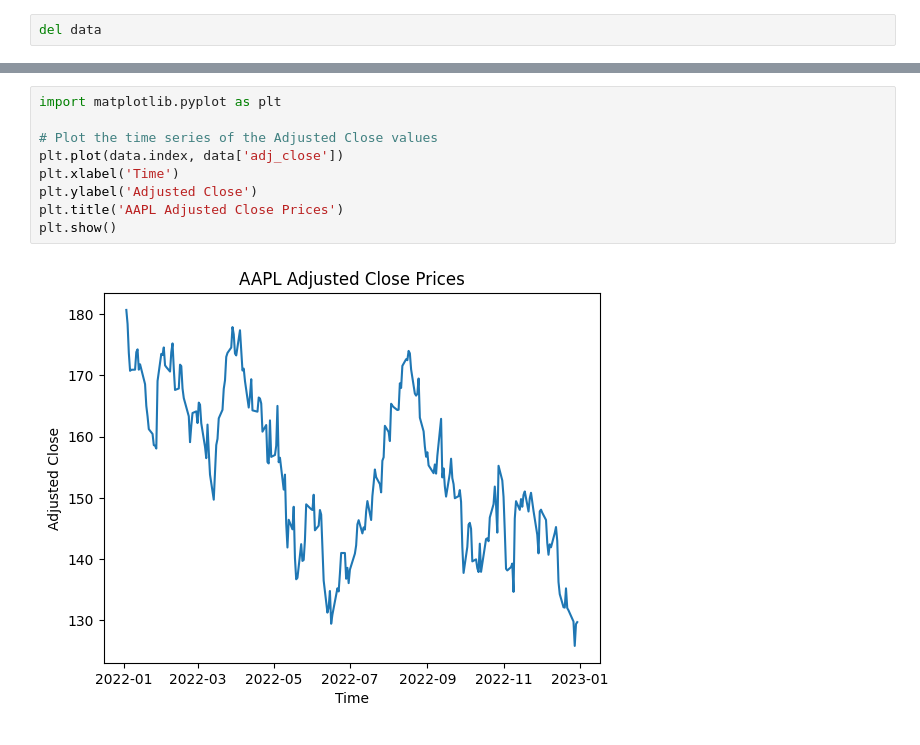
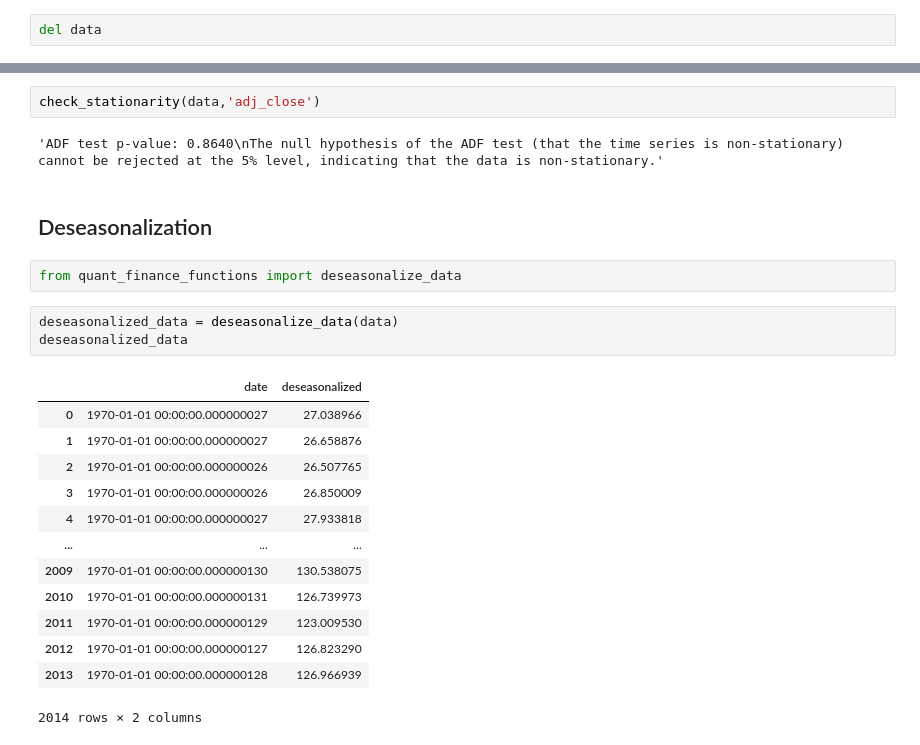
Before and after one commit to OzodbekOzodov/quant-finance, a Jupyter notebook: First-notebook.ipynb, the cells around one changed output, grey strips where cells are left out. Drawn from its saved outputs; the diff is of its cells as text.

```diff
--- a/First-notebook.ipynb
+++ b/First-notebook.ipynb
@@ -144,11 +128,25 @@ plot_time_series( data['date'], data['adj_close'])
-# %%
-import matplotlib.pyplot as plt
-
-# Plot the time series of the Adjusted Close values
-plt.plot(data.index, data['adj_close'])
-plt.xlabel('Time')
-plt.ylabel('Adjusted Close')
-plt.title('AAPL Adjusted Close Prices')
-plt.show()
-# %% [output]
-[figure, removed]
+# %%
+check_stationarity(data,'adj_close')
+# %% [output]
+'ADF test p-value: 0.8640\nThe null hypothesis of the ADF test (that the time series is non-stationary) cannot be rejected at the 5% level, indicating that the data is non-stationary.'
+# %% [markdown]
+## Deseasonalization
+# %%
+from quant_finance_functions import deseasonalize_data
+# %%
+deseasonalized_data = deseasonalize_data(data)
+deseasonalized_data
+# %% [output]
+|  | date | deseasonalized |
+| 0 | 1970-01-01 00:00:00.000000027 | 27.038966 |
+| 1 | 1970-01-01 00:00:00.000000027 | 26.658876 |
+| 2 | 1970-01-01 00:00:00.000000026 | 26.507765 |
+| 3 | 1970-01-01 00:00:00.000000026 | 26.850009 |
+| 4 | 1970-01-01 00:00:00.000000027 | 27.933818 |
+| ... | ... | ... |
+| 2009 | 1970-01-01 00:00:00.000000130 | 130.538075 |
+| 2010 | 1970-01-01 00:00:00.000000131 | 126.739973 |
+| 2011 | 1970-01-01 00:00:00.000000129 | 123.009530 |
+| 2012 | 1970-01-01 00:00:00.000000127 | 126.823290 |
+| 2013 | 1970-01-01 00:00:00.000000128 | 126.966939 |
+2014 rows × 2 columns
```
Also changed, not shown: parts of 6 cells of this notebook, 1 other file.
